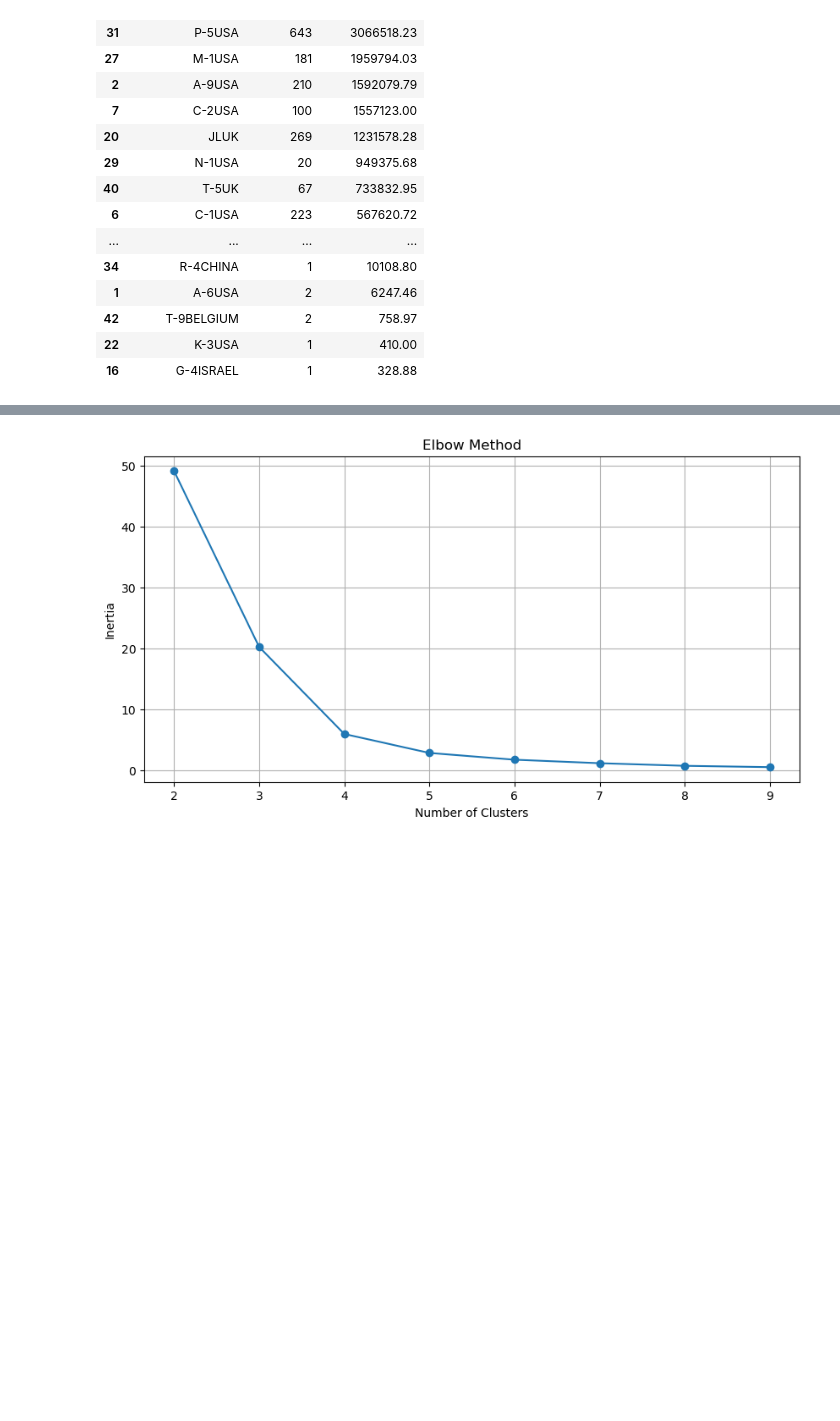
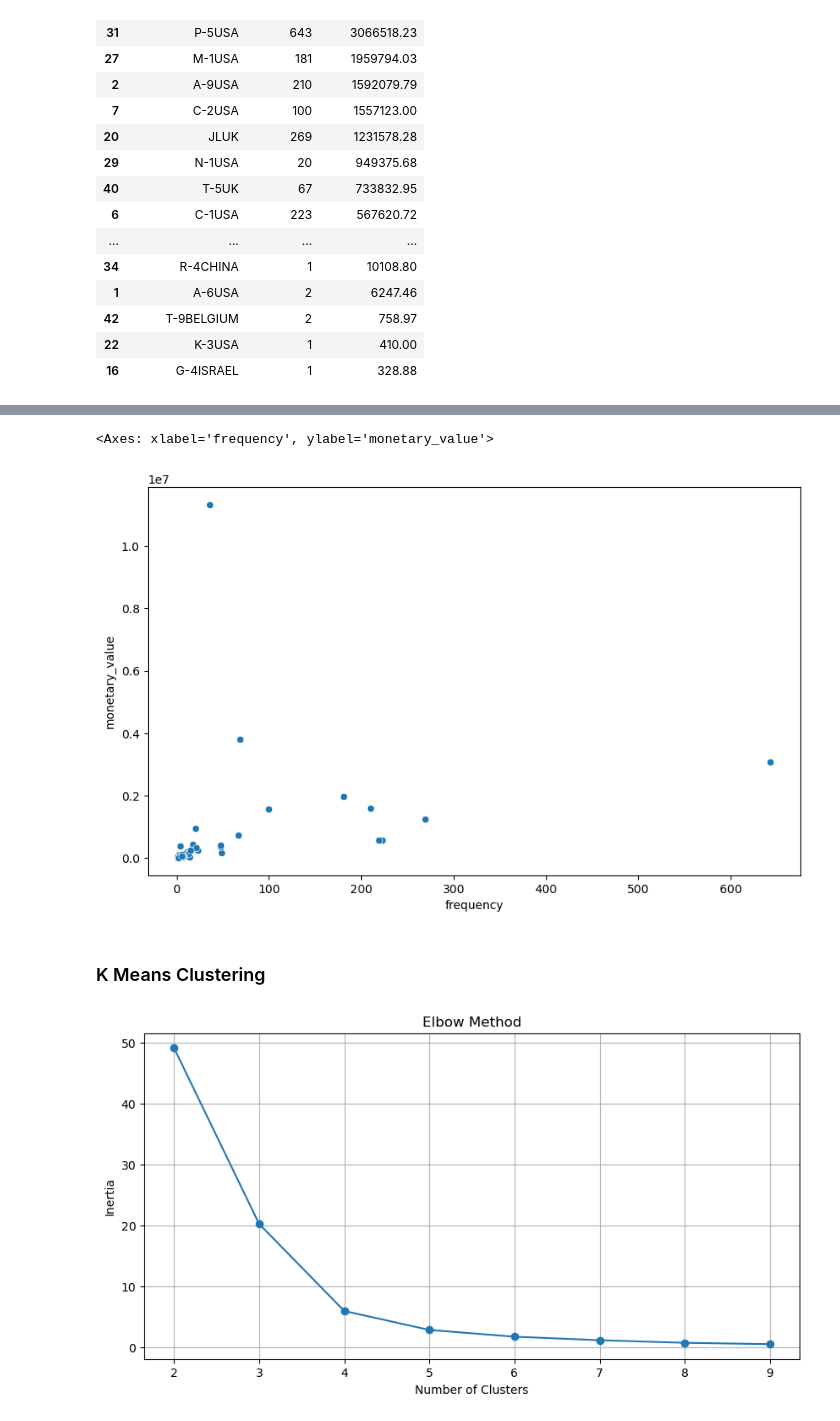
Before and after one commit to kanishkkg/ampba_24_group18_term2, a Jupyter notebook: ml_ul/GR_18_MLUL1_group18_Customers.ipynb, the cells around one changed output, grey strips where cells are left out. Drawn from its saved outputs; the diff is of its cells as text; code cells hidden in the pictures; blank space fills up the shorter version.

```diff
--- a/ml_ul/GR_18_MLUL1_group18_Customers.ipynb
+++ b/ml_ul/GR_18_MLUL1_group18_Customers.ipynb
@@ -343,0 +358,8 @@ scaled_features = scaler.fit_transform(customer_agg_data[['frequency', 'monetary
+# %%
+plt.figure(figsize=(10,6))
+sns.scatterplot(data=customer_agg_data, x='frequency', y='monetary_value')
+# %% [output]
+<Axes: xlabel='frequency', ylabel='monetary_value'>
+[figure, added]
+# %% [markdown]
+### K Means Clustering
```
Also changed, not shown: parts of 33 cells of this notebook, 1 other file.
